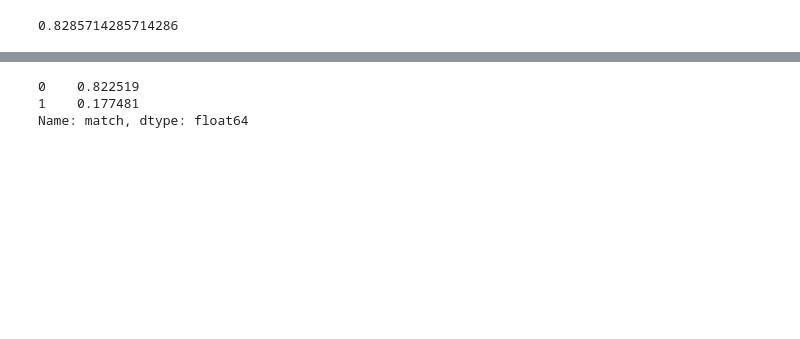
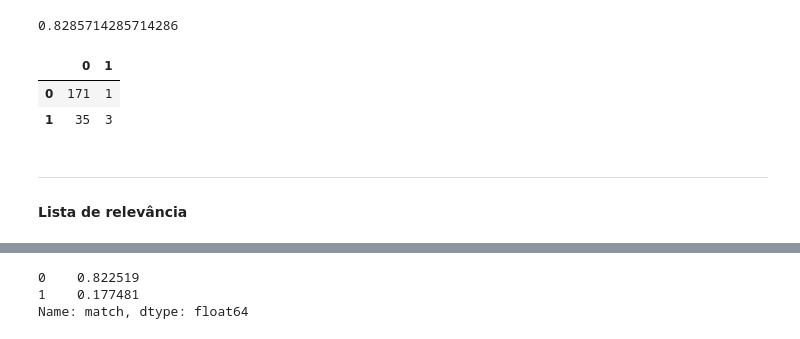
Before and after one commit to beatrizbernardino/P3_datascience, a Jupyter notebook: Projeto 3 .ipynb, the cells around one changed output, grey strips where cells are left out. Saved outputs shown, nothing was run; the diff lists cells and outputs as text; code cells hidden in the pictures; blank space fills up the shorter version.

```diff
--- a/Projeto 3 .ipynb
+++ b/Projeto 3 .ipynb
@@ -799,3 +819,18 @@ y_pred = model.predict(X_test)
 print(accuracy_score(y_test, y_pred))
 # %% [output]
 0.8285714285714286
+# %%
+from sklearn.metrics import confusion_matrix
+
+confusion = confusion_matrix(y_test.tolist(),y_pred,labels=[0,1])
+new_df = pd.DataFrame(confusion,
+                 index = novo['match'].unique(),
+                 columns = novo['match'].unique())
+new_df
+# %% [output]
+|  | 0 | 1 |
+| 0 | 171 | 1 |
+| 1 | 35 | 3 |
+# %% [markdown]
+---
+#### Lista de relevância
```
Also changed, not shown: parts of 84 cells of this notebook.
